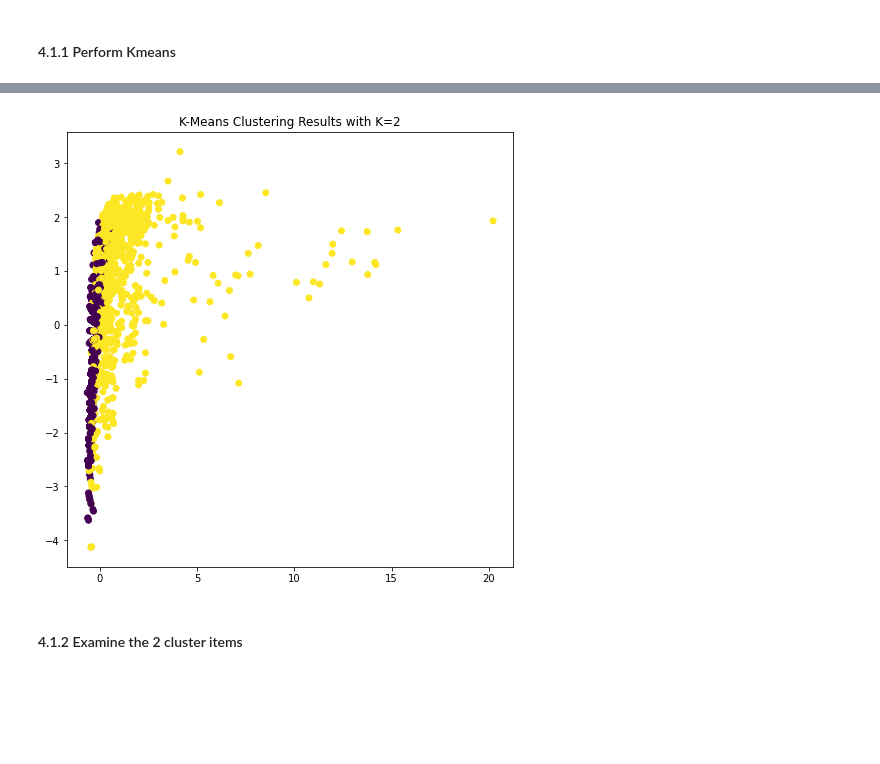
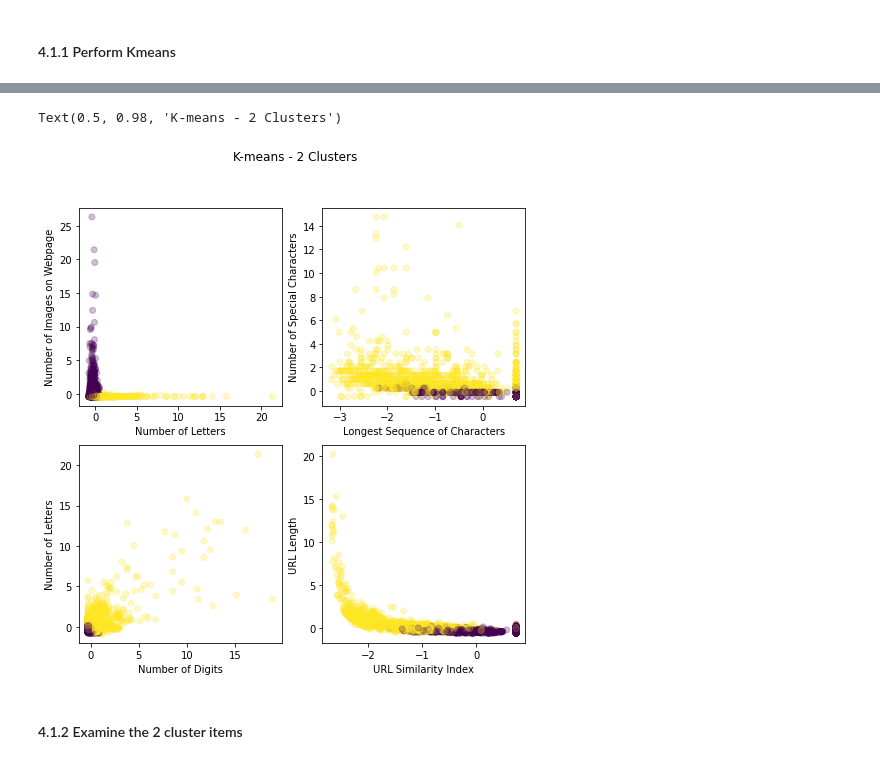
Before and after one commit to davidabney9-dev/PhishingURLProject, a Jupyter notebook: PhishingURLUpdated.ipynb, the cells around one changed output, grey strips where cells are left out. Saved outputs shown, nothing was run; the diff lists cells and outputs as text; code cells hidden in the pictures; blank space fills up the shorter version.

```diff
--- a/PhishingURLUpdated.ipynb
+++ b/PhishingURLUpdated.ipynb
@@ -23,7 +23,8 @@ import seaborn as sns
 ### 1.0 Load and Process Dataset
 # %%
 # Load the dataset
-phishingurl_data = pd.read_csv("PhiUSIIL_Phishing_URL_Dataset.csv")
+#phishingurl_data = pd.read_csv("PhiUSIIL_Phishing_URL_Dataset.csv")
+phishingurl_data = pd.read_csv("C:\\Users\\david\\Downloads\\phiusiil+phishing+url+dataset\\PhiUSIIL_Phishing_URL_Dataset.csv")
 # %%
 phishingurl_data.head()
 # %% [output]
@@ -66,10 +67,10 @@ There appears to be no missing values in the dataset.  We believe this is becaus
 url_sample = phishingurl_data.sample(5000, random_state=13)
 
 # Set index equal to the domain field
-url_sample.set_index('Domain', inplace=True)
+url_sample.set_index('URL', inplace=True)
 
 # Drop text fields: Filename, URL, TLD, Title
-url_sample_data = url_sample.drop(['FILENAME', 'URL', 'TLD', 'Title'],axis = 1)
+url_sample_data = url_sample.drop(['FILENAME', 'Domain', 'TLD', 'Title'],axis = 1)
 # %%
 url_sample_data.head()
 # %% [output]
@@ -338,9 +360,30 @@ ax.set_title("K-Means Clustering Results with K=2");
 # %%
-fig, ax = plt.subplots(1, 1, figsize=(8,8))
-ax.scatter(X_scaled['URLLength'], X_scaled['LetterRatioInURL'], c=kmeans.labels_)
-ax.set_title("K-Means Clustering Results with K=2");
+fig, ax = plt.subplots(2, 2, figsize=(8,8))
+
+ax[0,0].scatter(X_scaled['NoOfLettersInURL'], X_scaled['NoOfImage'],
+              c=kmeans.labels_, alpha=0.25)
+ax[0,0].set_xlabel('Number of Letters')
+ax[0,0].set_ylabel('Number of Images on Webpage')
+
+ax[0,1].scatter(X_scaled['CharContinuationRate'], X_scaled['NoOfOtherSpecialCharsInURL'],
+              c=kmeans.labels_, alpha=0.25)
+ax[0,1].set_xlabel('Longest Sequence of Characters')
+ax[0,1].set_ylabel('Number of Special Characters')
+
+ax[1,0].scatter(X_scaled['NoOfDegitsInURL'], X_scaled['NoOfLettersInURL'],
+              c=kmeans.labels_, alpha=0.25)
+ax[1,0].set_xlabel('Number of Digits')
+ax[1,0].set_ylabel('Number of Letters')
+
+ax[1,1].scatter(X_scaled['URLSimilarityIndex'], X_scaled['URLLength'],
+              c=kmeans.labels_, alpha=0.25)
+ax[1,1].set_xlabel('URL Similarity Index')
+ax[1,1].set_ylabel('URL Length')
+
+fig.suptitle("K-means - 2 Clusters")
 # %% [output]
+Text(0.5, 0.98, 'K-means - 2 Clusters')
-[figure, old version]
+[figure, new version]
 # %% [markdown]
 #### 4.1.2 Examine the 2 cluster items
 # %%
```
Also changed, not shown: parts of 67 cells of this notebook.
